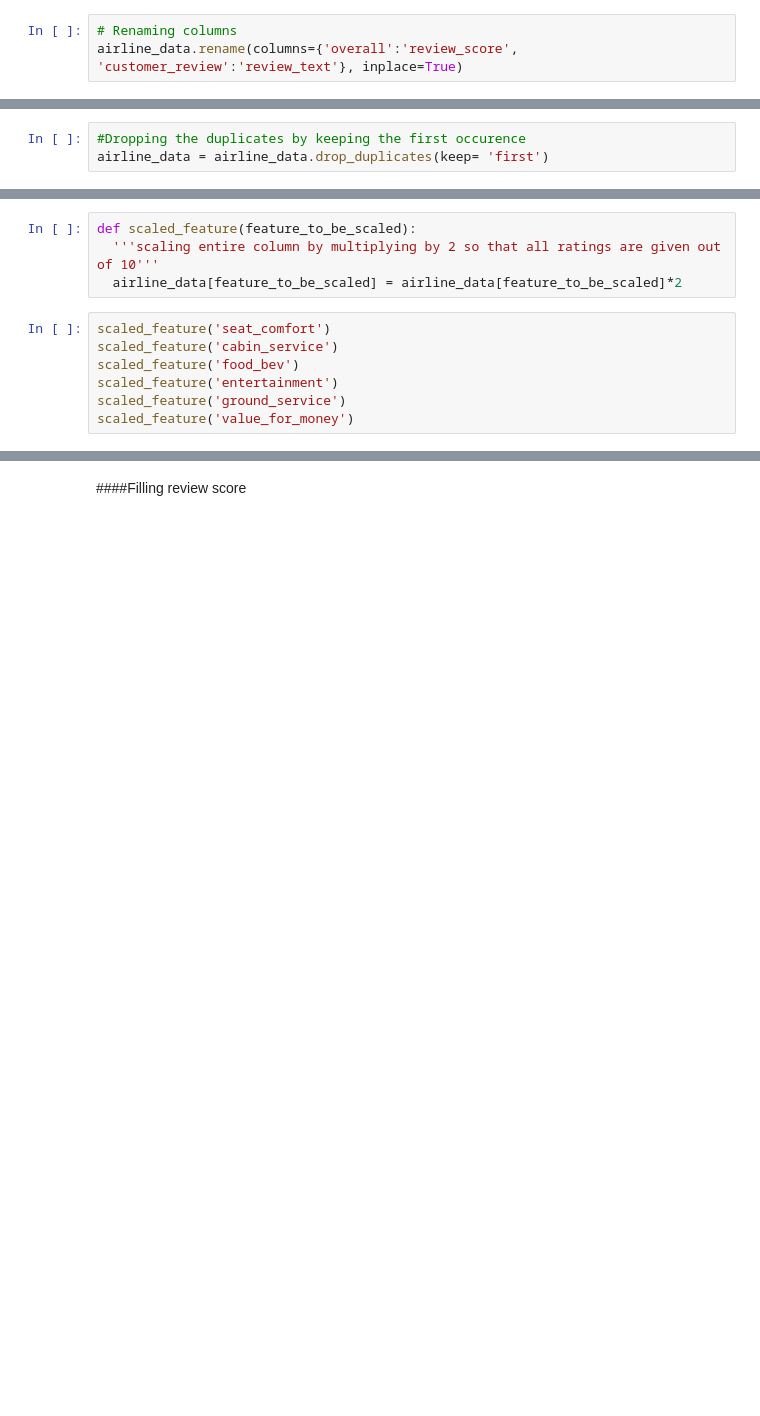
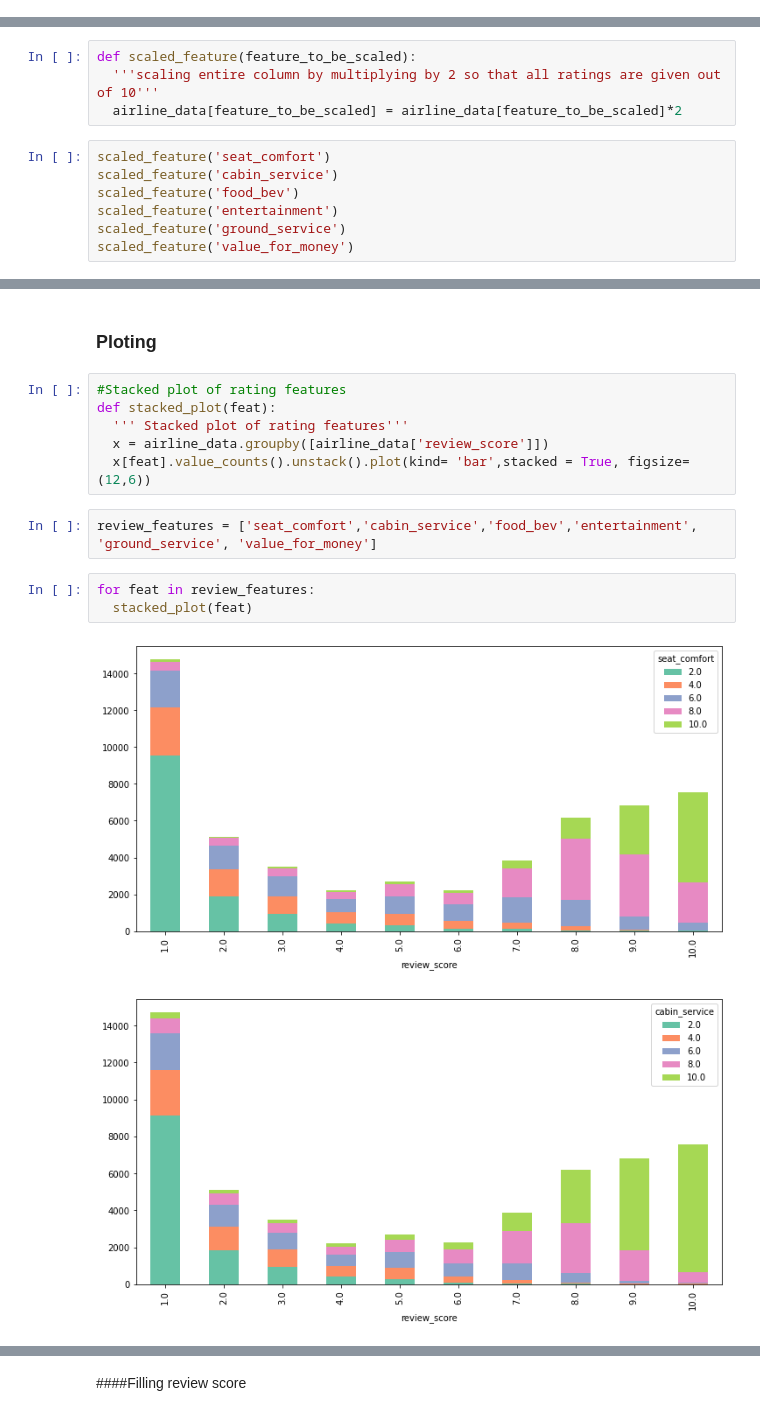
Before and after one commit to keerthana-narra/Airline-passenger-reviews, a Jupyter notebook: N_Sai_Keerthana_Reddy_Capstone_3_Airline_Referal.ipynb, the cells around one changed output, grey strips where cells are left out. Drawn from its saved outputs; the diff is of its cells as text; blank space fills up the shorter version.

```diff
--- a/N_Sai_Keerthana_Reddy_Capstone_3_Airline_Referal.ipynb
+++ b/N_Sai_Keerthana_Reddy_Capstone_3_Airline_Referal.ipynb
@@ -146,3 +234,0 @@ airline_data.drop(columns = ['aircraft','author'],inplace = True)
-# %%
-# Renaming columns
-airline_data.rename(columns={'overall':'review_score', 'customer_review':'review_text'}, inplace=True)
@@ -196,3 +234,0 @@ airline_data[airline_data['review_text']== airline_data.loc[2257,:]['review_text
-# %%
-#Dropping the duplicates by keeping the first occurence
-airline_data = airline_data.drop_duplicates(keep= 'first')
@@ -240,3 +253,19 @@ airline_data.head(2)
 |  | airline | review_score | review_date | review_text | traveller_type | cabin | route | date_flown | ... |
 | 1 | Turkish Airlines | 7.0 | 8th May 2019 | âœ… Trip Verified | London to Izm... | Business | Economy Class | London to Izmir via Istanbul | 2019-05-01 00:00:00 | ... |
 | 3 | Turkish Airlines | 2.0 | 7th May 2019 | âœ… Trip Verified | Istanbul to B... | Family Leisure | Economy Class | Istanbul to Bucharest | 2019-05-01 00:00:00 | ... |
+# %% [markdown]
+### Ploting
+# %%
+#Stacked plot of rating features
+def stacked_plot(feat):
+  ''' Stacked plot of rating features'''
+  x = airline_data.groupby([airline_data['review_score']])
+  x[feat].value_counts().unstack().plot(kind= 'bar',stacked = True, figsize=(12,6))
+# %%
+review_features = ['seat_comfort','cabin_service','food_bev','entertainment', 'ground_service', 'value_for_money']
+# %%
+for feat in review_features:
+  stacked_plot(feat)
+# %% [output]
+[figure, added]
+[figure, added]
```
Also changed, not shown: parts of 130 cells of this notebook.
